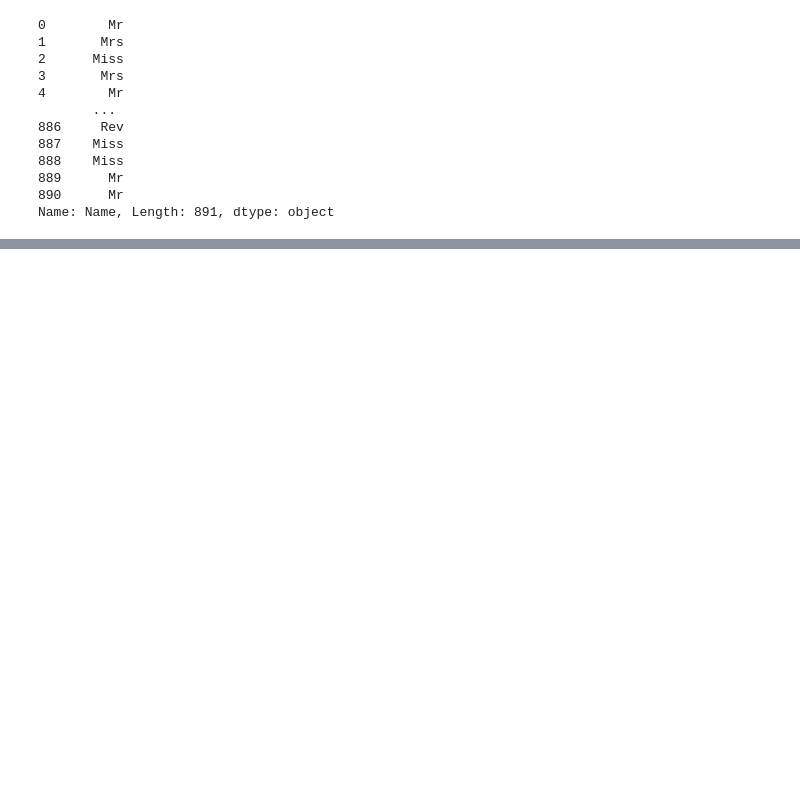
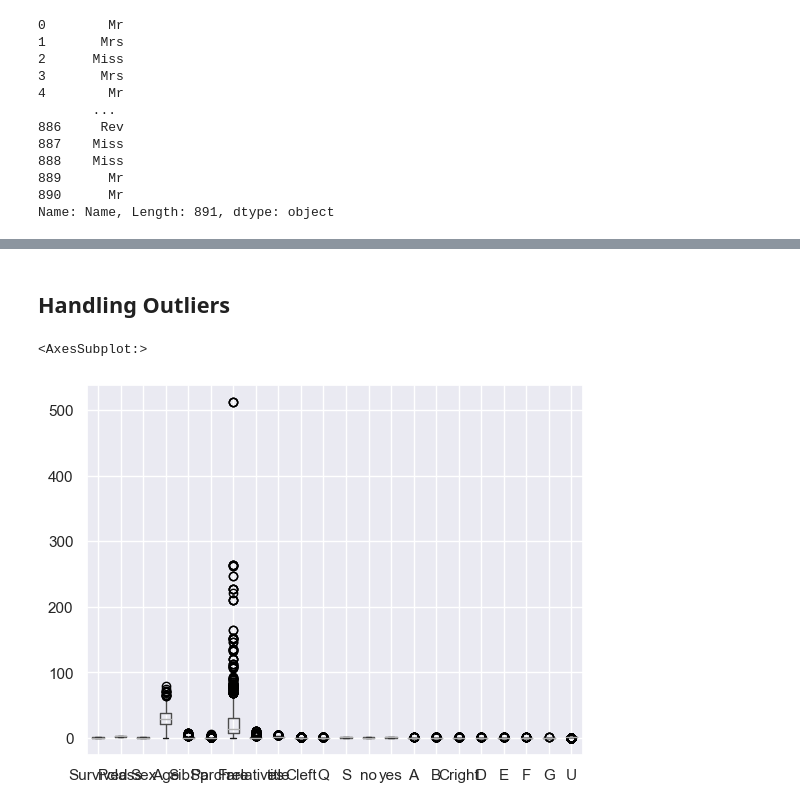
Before and after one commit to aayush2058/titanic, a Jupyter notebook: Titanic.ipynb, the cells around one changed output, grey strips where cells are left out. Drawn from its saved outputs; the diff is of its cells as text; code cells hidden in the pictures; blank space fills up the shorter version.

```diff
--- a/Titanic.ipynb
+++ b/Titanic.ipynb
@@ -251,0 +313,7 @@ sns.factorplot(data = df, x = 'Age', y = 'Cabin', hue = 'Survived', )
+# %% [markdown]
+## Handling Outliers
+# %%
+df.boxplot()
+# %% [output]
+<AxesSubplot:>
+[figure, added]
```
Also changed, not shown: parts of 14 cells of this notebook.
